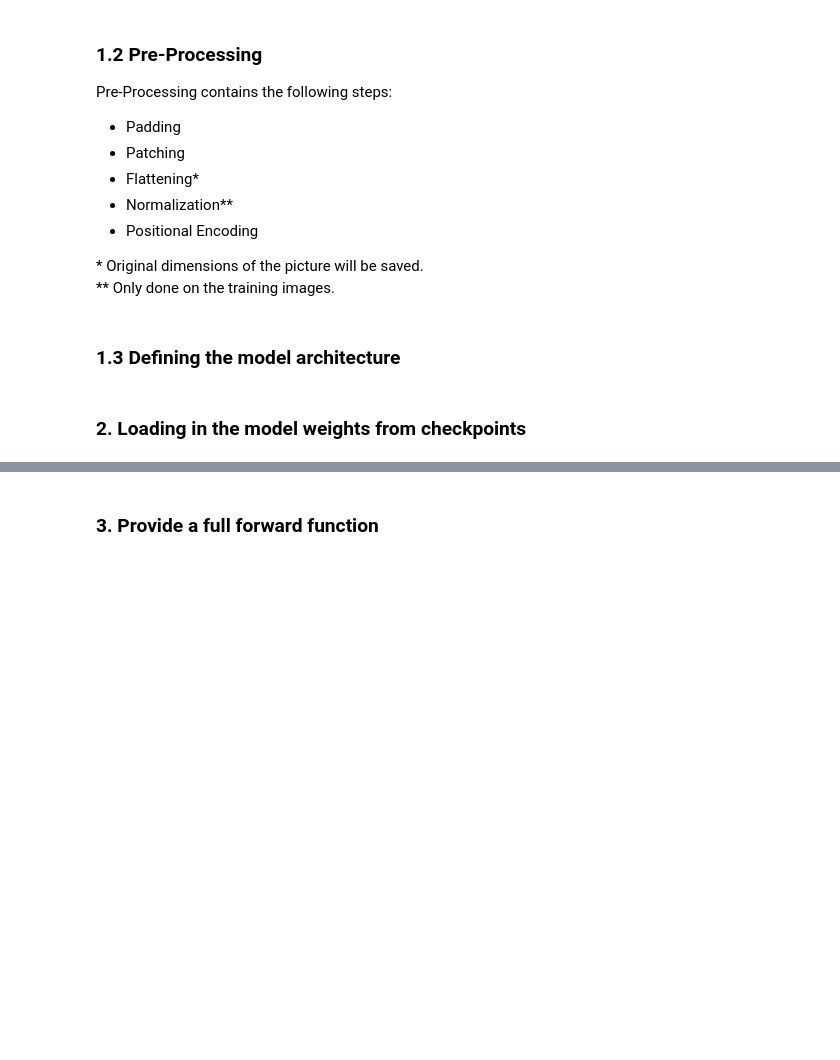
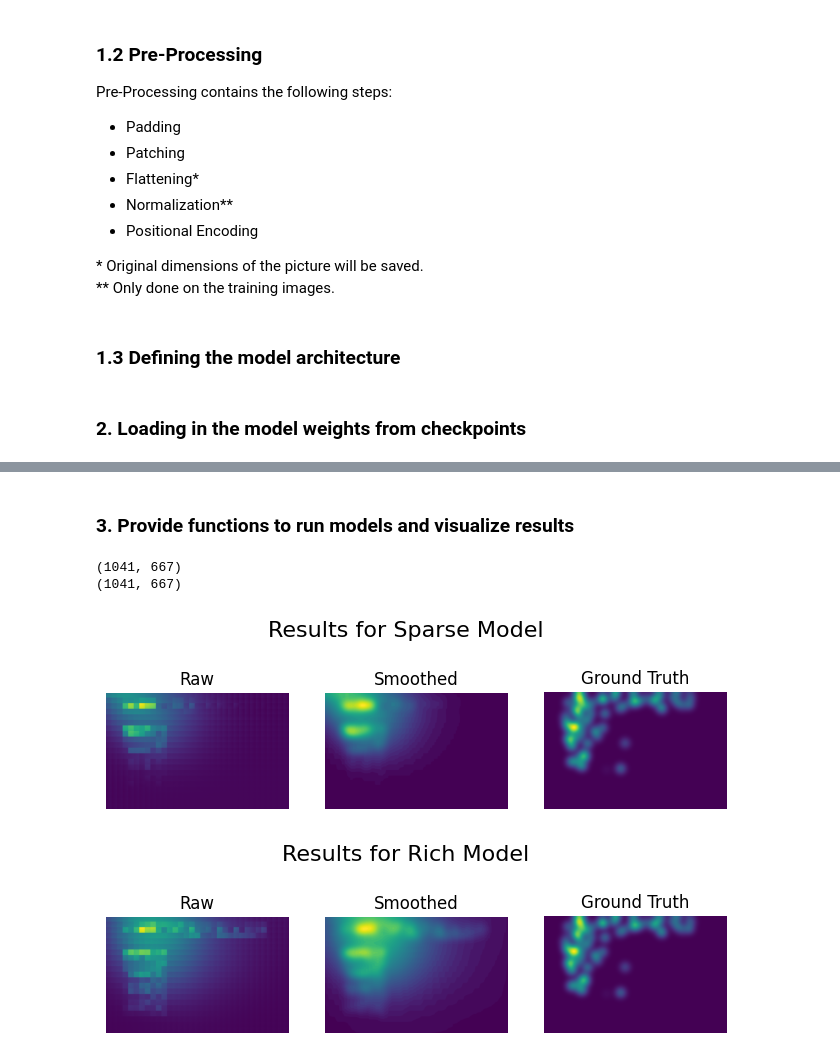
Before and after one commit to Barschtea/patch-saliency, a Jupyter notebook: load_model.ipynb, the cells around one changed output, grey strips where cells are left out. Cells and saved outputs as stored; diff of their text form; code cells hidden in the pictures; blank space fills up the shorter version.

Commit message:
Added better result visualization and path reminders.

```diff
--- a/load_model.ipynb
+++ b/load_model.ipynb
@@ -486,5 +500,5 @@ print("Finished modal loading.")
 # %% [markdown]
-### 3. Provide a full forward function
+### 3. Provide functions to run models and visualize results
 # %%
 patch_size = 32
 
@@ -522,0 +534,42 @@ pyplot.show()
+# %%
+def visualize_result(output_image, smoothed_output, target_image, title = "None"):
+# This function creates a plot of the provided outputs and targets for the sake of comparison.
+# Additionally a title can be provided.
+
+    fig, axes = pyplot.subplots(1, 3, figsize=(8, 4))
+    fig.suptitle(title, fontsize = 16)
+    fig.subplots_adjust(top=1.2)
+
+    axes[0].imshow(output_image)
+    axes[0].axis('off')
+
+    axes[1].imshow(smoothed_output)
+    axes[1].axis('off')
+
+    axes[2].imshow(target_image)
+    axes[2].axis('off')
+
+    axes[0].set_title("Raw")
+    axes[1].set_title("Smoothed")
+    axes[2].set_title("Ground Truth")
+
+    pyplot.show()
+
+    return
+# %%
+# Define the images that should be run / visualized:
+input_image = test_images[0]
+ground_truth = test_targets[0]
+
+# Run the different models and retrieve the results:
+sparse_model_output, sparse_smoothed_output = full_forward(sparse_model, input_image, patch_size)
+rich_model_output, rich_smoothed_output = full_forward(rich_model, input_image, patch_size)
+
+# Show the results:
+visualize_result(sparse_model_output, sparse_smoothed_output, ground_truth, "Results for Sparse Model")
+visualize_result(rich_model_output, rich_smoothed_output, ground_truth, "Results for Rich Model")
+# %% [output]
+(1041, 667)
+(1041, 667)
+[figure, added]
+[figure, added]
```
Also changed, not shown: parts of 8 cells of this notebook, 1 other file.
